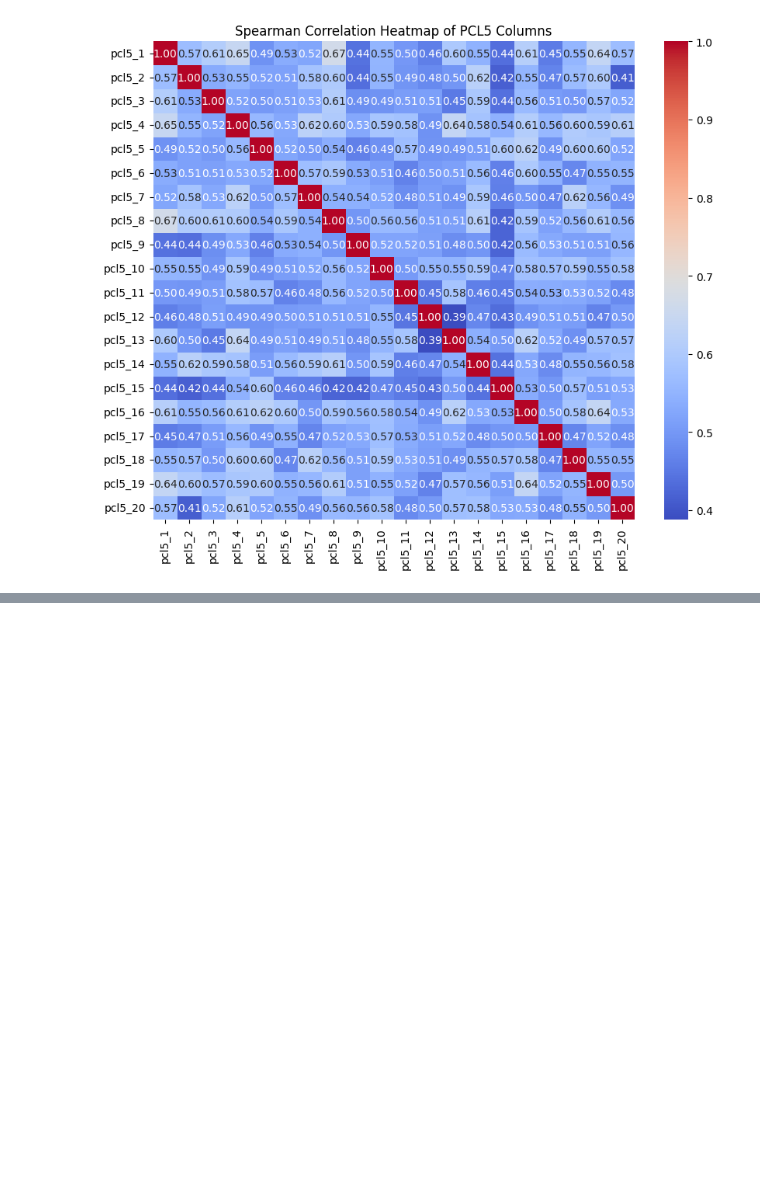
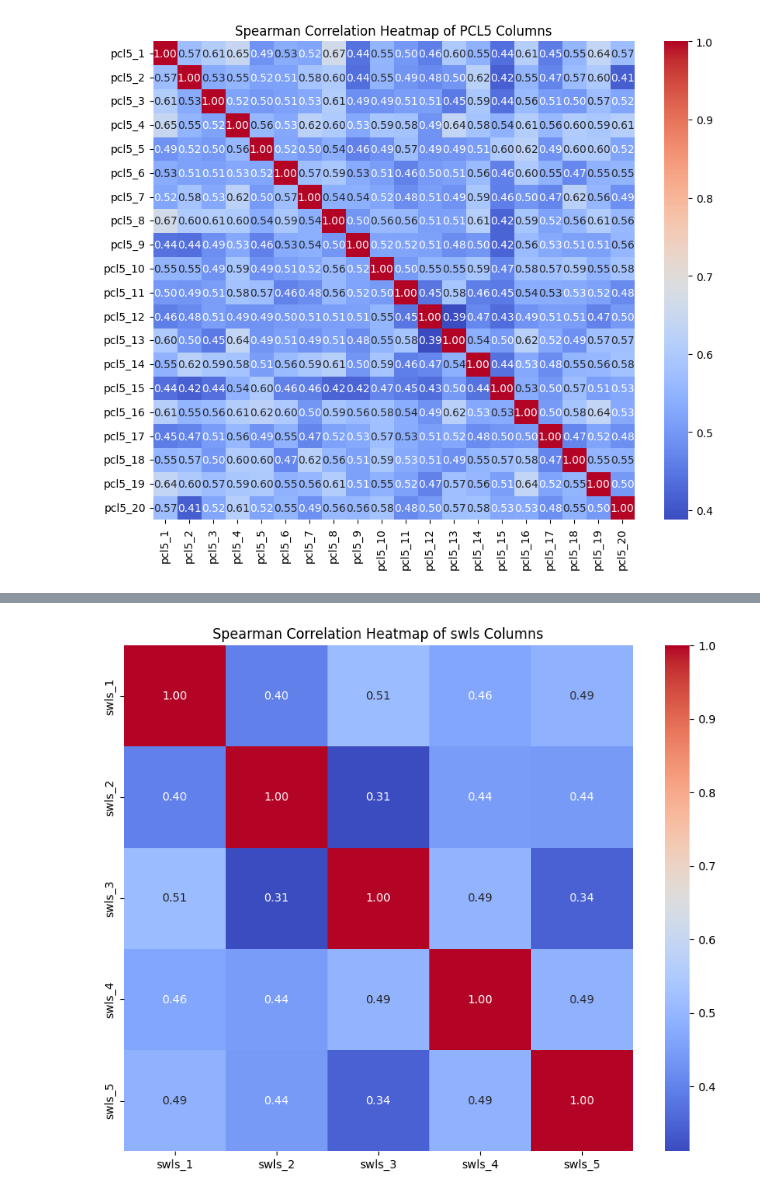
Before and after one commit to francescaius/ehealth2025_gruppo12, a Jupyter notebook: eHealthProject_20252026/dataset_analysis.ipynb, the cells around one changed output, grey strips where cells are left out. Drawn from its saved outputs; the diff is of its cells as text; code cells hidden in the pictures; blank space fills up the shorter version.

```diff
--- a/eHealthProject_20252026/dataset_analysis.ipynb
+++ b/eHealthProject_20252026/dataset_analysis.ipynb
@@ -9,7 +9,7 @@ import seaborn as sns
 import warnings
 import os
 # %%
-path = "/Users/mirandadifrancesco/Desktop/progetto/eHealthProject_20252026/dataset_project_eHealth20252026.csv"
+path = "./dataset_project_eHealth20252026.csv"
 dataset = pd.read_csv(path)
 dataset.head(5)
 # %% [output]
@@ -439,0 +464,15 @@ df_who5 = df[who5_cols]
+# %%
+# Select only swls columns
+iat_cols = [col for col in df.columns if col.startswith('swls')]
+df_iat = df[iat_cols]
+
+# Calculate the correlation matrix (default is Pearson, for non-parametric use df_swls.corr(method='spearman'))
+corr_matrix = df_iat.corr(method='spearman')
+
+# Plot heatmap
+plt.figure(figsize=(10, 8))
+sns.heatmap(corr_matrix, annot=True, fmt=".2f", cmap="coolwarm")
+plt.title("Spearman Correlation Heatmap of swls Columns")
+plt.show()
+# %% [output]
+[figure, added]
```
Also changed, not shown: parts of 4 cells of this notebook.
